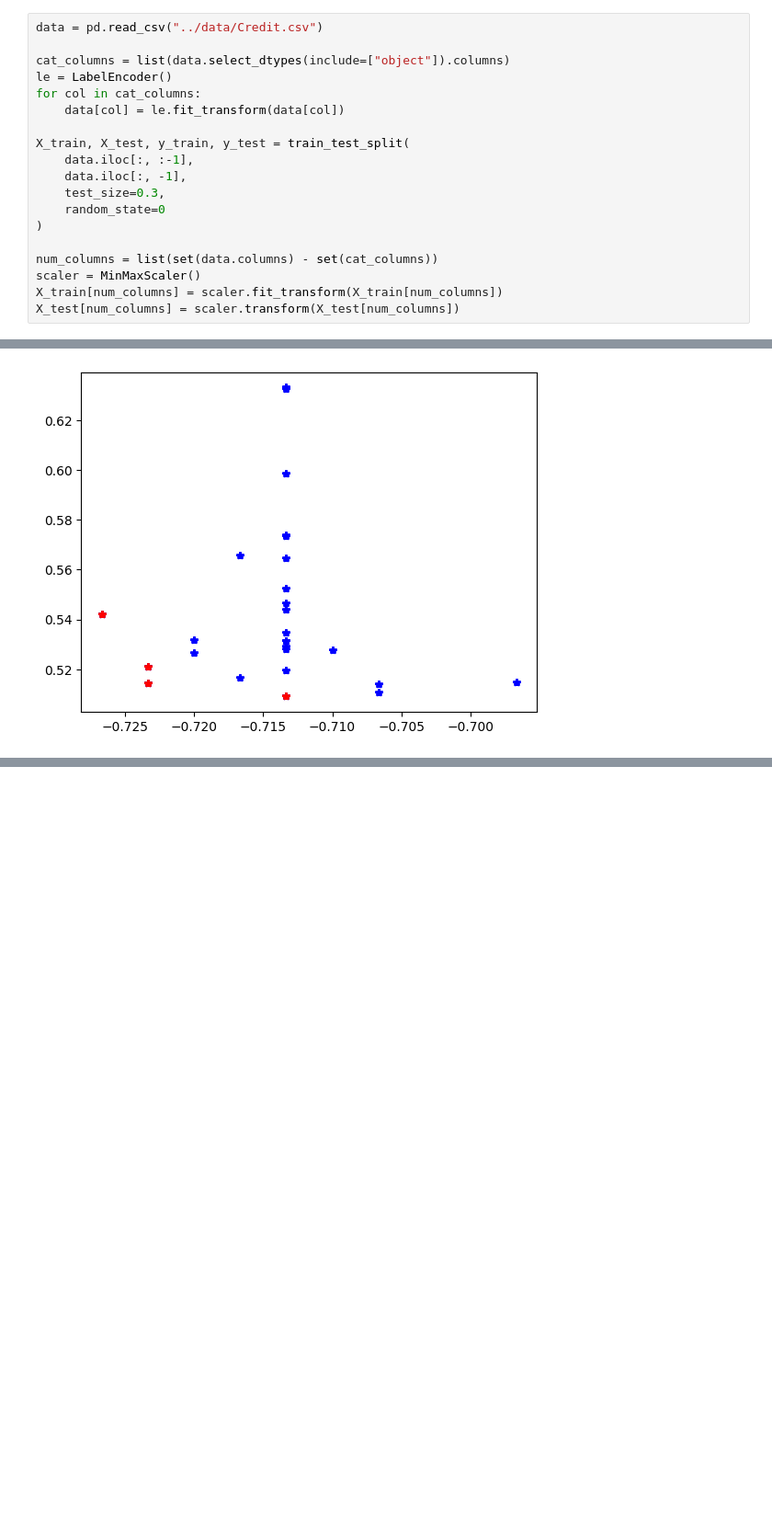
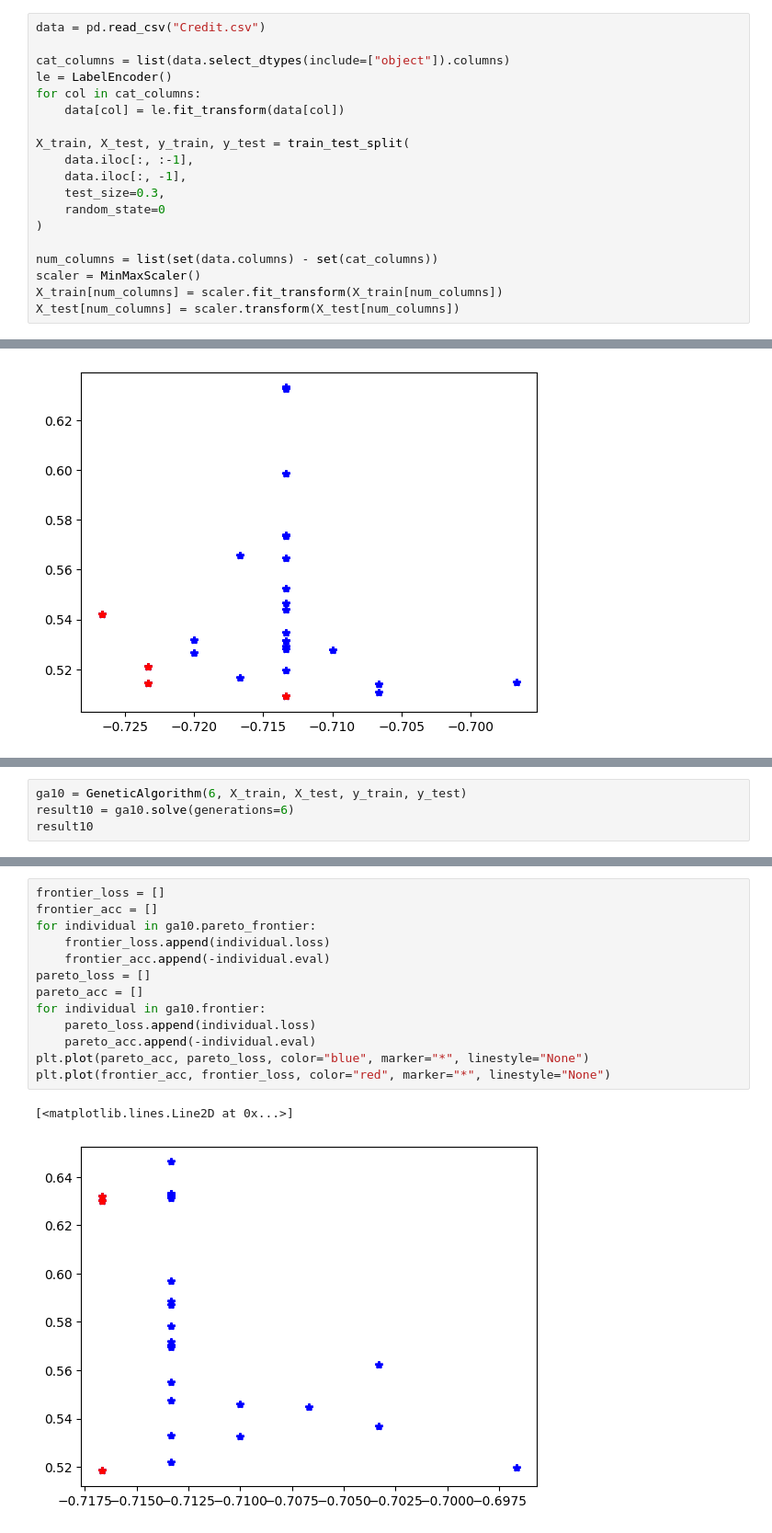
Before and after one commit to jpamatos/multiobjective, a Jupyter notebook: notebooks/geneticalgorithm.ipynb, the cells around one changed output, grey strips where cells are left out. Shown at 92% size. Cells and saved outputs as stored; diff of their text form; blank space fills up the shorter version.

```diff
--- a/notebooks/geneticalgorithm.ipynb
+++ b/notebooks/geneticalgorithm.ipynb
@@ -8,7 +8,7 @@ import keras
 import matplotlib.pyplot as plt
 from tqdm import tqdm
 # %%
-data = pd.read_csv("../data/Credit.csv")
+data = pd.read_csv("Credit.csv")
 
 cat_columns = list(data.select_dtypes(include=["object"]).columns)
 le = LabelEncoder()
@@ -820,0 +929,4 @@ plt.plot(frontier_acc, frontier_loss, color="red", marker="*", linestyle="None")
+# %%
+ga10 = GeneticAlgorithm(6, X_train, X_test, y_train, y_test)
+result10 = ga10.solve(generations=6)
+result10
@@ -820,0 +951,16 @@ plt.plot(frontier_acc, frontier_loss, color="red", marker="*", linestyle="None")
+# %%
+frontier_loss = []
+frontier_acc = []
+for individual in ga10.pareto_frontier:
+    frontier_loss.append(individual.loss)
+    frontier_acc.append(-individual.eval)
+pareto_loss = []
+pareto_acc = []
+for individual in ga10.frontier:
+    pareto_loss.append(individual.loss)
+    pareto_acc.append(-individual.eval)
+plt.plot(pareto_acc, pareto_loss, color="blue", marker="*", linestyle="None")
+plt.plot(frontier_acc, frontier_loss, color="red", marker="*", linestyle="None")
+# %% [output]
+[<matplotlib.lines.Line2D at 0x...>]
+[figure, added]
```
Also changed, not shown: parts of 3 cells of this notebook, 1 other file.
